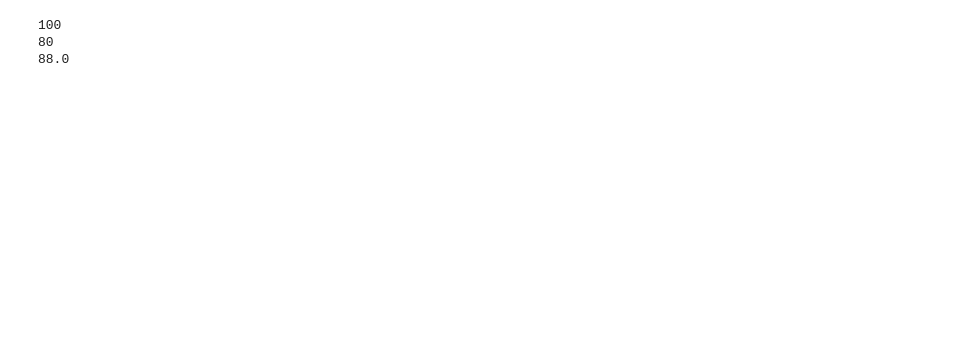
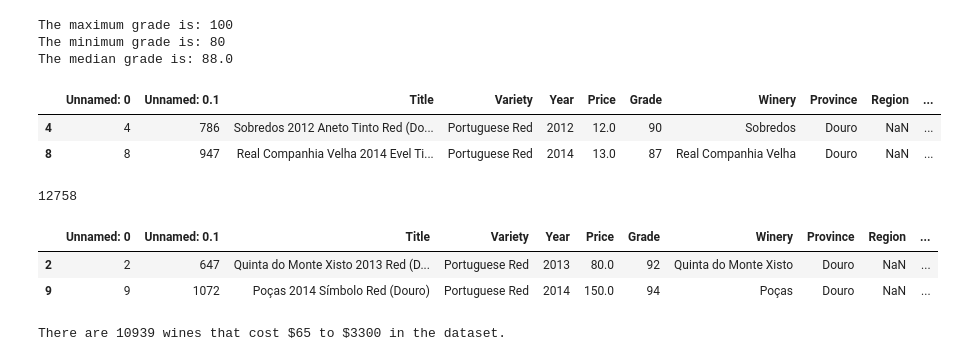
Before and after one commit to r33nava/Project1, a Jupyter notebook: Wine_Prices_Grades.ipynb, the cells around one changed output. Drawn from its saved outputs; the diff is of its cells as text; code cells hidden in the pictures; blank space fills up the shorter version.

```diff
--- a/Wine_Prices_Grades.ipynb
+++ b/Wine_Prices_Grades.ipynb
@@ -6,7 +7,9 @@ import matplotlib.pyplot as plt
 import numpy as np
 import pandas as pd
 # %%
-df = pd.read_csv("winedata_coord.csv")
+#Load Data
+
+df = pd.read_csv("winedata_coord_type.csv")
 df.head(2)
 # %% [output]
 |  | Unnamed: 0 | Unnamed: 0.1 | Title | Variety | Year | Price | Grade | Winery | Province | Region | ... |
@@ -60,27 +91,33 @@ ninety_pctille_PRICE = print(np.percentile(price,99.9))
 # %%
-#Finding max grades of wine in world
+#Finding Grades of Wine of the world
 
 max_grade=grade.max()
 min_grade=grade.min()
 median_grade=grade.median()
 
-print(max_grade)
-print(min_grade)
-print(median_grade)
+print("The maximum grade is: " + str(max_grade))
+print("The minimum grade is: " + str(min_grade))
+print("The median grade is: " + str(median_grade))
 # %% [output]
-100
-80
-88.0
+The maximum grade is: 100
+The minimum grade is: 80
+The median grade is: 88.0
 # %%
 #Cheap Wine
 
-df_CheapWine = df.loc[df["Price"]<17]
+df_CheapWine = df.loc[df["Price"]<14]
 
-df_CheapWine.head()
+df_CheapWine.head(2)
+# %% [output]
+|  | Unnamed: 0 | Unnamed: 0.1 | Title | Variety | Year | Price | Grade | Winery | Province | Region | ... |
+| 4 | 4 | 786 | Sobredos 2012 Aneto Tinto Red (Do... | Portuguese Red | 2012 | 12.0 | 90 | Sobredos | Douro | NaN | ... |
+| 8 | 8 | 947 | Real Companhia Velha 2014 Evel Ti... | Portuguese Red | 2014 | 13.0 | 87 | Real Companhia Velha | Douro | NaN | ... |
 # %%
 CountofCheapWines = df_CheapWine["Title"].count()
 
 CountofCheapWines
+# %% [output]
+12758
 # %%
 #Cheap Wine Dataframes
 
@@ -90,9 +127,13 @@ y = df_CheapWine["Price"]
 # %%
 #Expensive Wine at 99.9%
 
-df_ExpensiveWine = df.loc[df["Price"]>=475]
+df_ExpensiveWine = df.loc[df["Price"]>=65]
 
 df_ExpensiveWine.head(2)
+# %% [output]
+|  | Unnamed: 0 | Unnamed: 0.1 | Title | Variety | Year | Price | Grade | Winery | Province | Region | ... |
+| 2 | 2 | 647 | Quinta do Monte Xisto 2013 Red (D... | Portuguese Red | 2013 | 80.0 | 92 | Quinta do Monte Xisto | Douro | NaN | ... |
+| 9 | 9 | 1072 | Poças 2014 Símbolo Red (Douro) | Portuguese Red | 2014 | 150.0 | 94 | Poças | Douro | NaN | ... |
 # %%
 #Expensive Wine Dataframes
 
@@ -106,3 +143,13 @@ CountofExpensiveWines
+# %%
+#The number of wines above the 90th percentile (i.e., $65)
+
+CountofExpensiveWines = df_ExpensiveWine["Title"].count()
+
+CountofExpensiveWines
+
+print("There are " + str(CountofExpensiveWines) + " wines that cost $65 to $3300 in the dataset.")
+# %% [output]
+There are 10939 wines that cost $65 to $3300 in the dataset.
 # %%
 # Tells matplotlib that we want to make a scatter plot
 # The size of each point on our plot is determined by their x value
```
Also changed, not shown: parts of 17 cells of this notebook, 23 other files.
